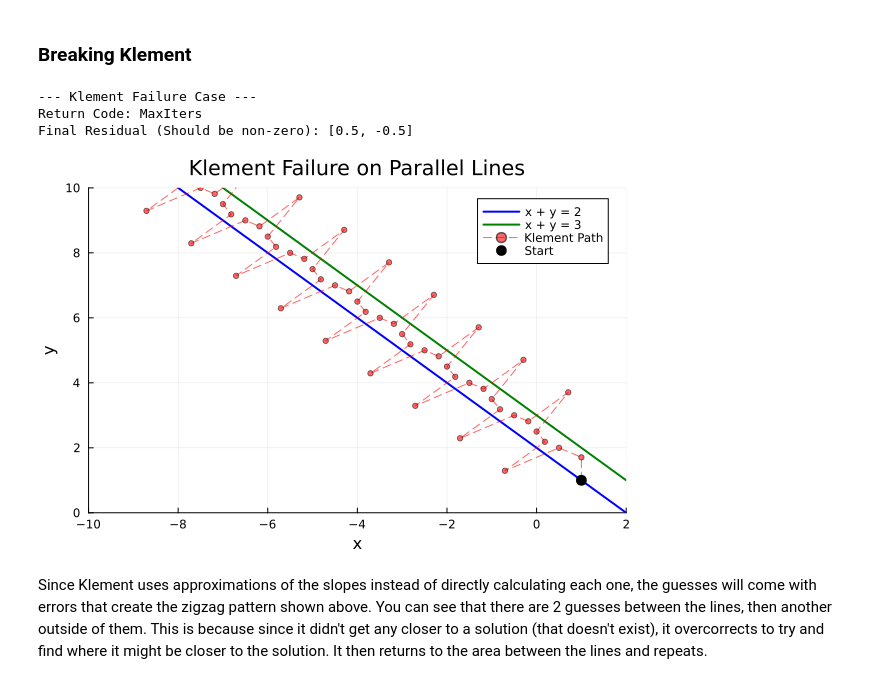
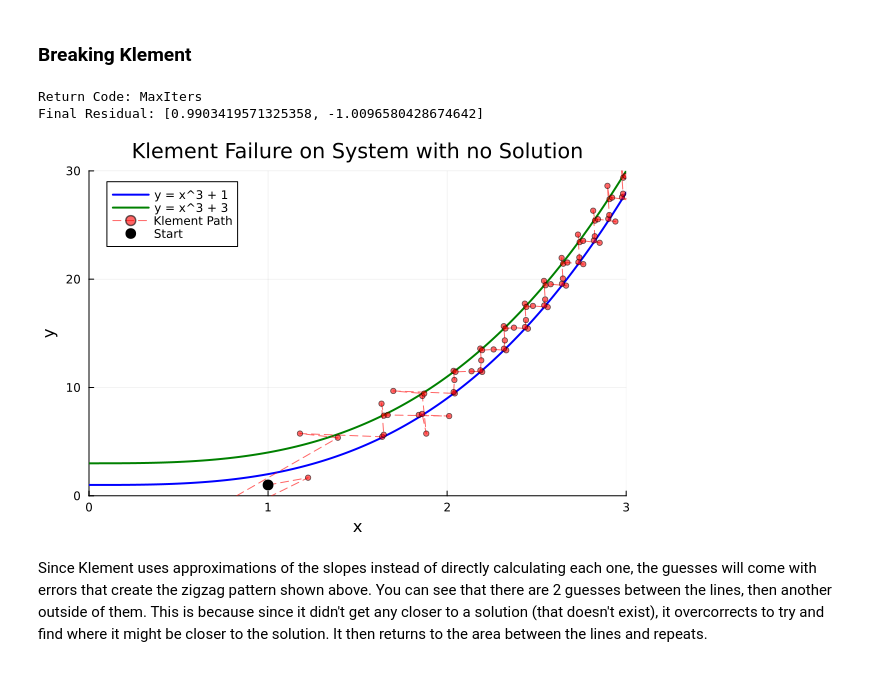
Before and after one commit to kyok2224/numcomp-project-nonlinearsolve, a Jupyter notebook: FinalPresentation.ipynb, the cells around one changed output. Cells and saved outputs as stored; diff of their text form; code cells hidden in the pictures.

Commit message:
changed klement failure

```diff
--- a/FinalPresentation.ipynb
+++ b/FinalPresentation.ipynb
@@ -343,71 +324,65 @@ u: 2-element Vector{Float64}:
 # %%
 """
 f_klement_fail!(F, u, p)
-A system of parallel lines
-x + y = 2
-x + y = 3
+A system of equations with no solution
+y = x^3 + 1
+y = x^3 + 3
 There is no solution, and the Jacobian is singular everywhere.
 """
 function f_klement_fail!(F, u, p)
     x, y = u
-    F[1] = x + y - 2
-    F[2] = x + y - 3
+    F[1] = -x^3 + y - 1
+    F[2] = -x^3 + y - 3
 end
 
 u0_klement = [1.0, 1.0]
 prob_klement_fail = NonlinearProblem(f_klement_fail!, u0_klement)
 cache = init(prob_klement_fail, Klement(), maxiters=100)
 
-println("--- Klement Failure Case ---")
-
 # We limit maxiters because it might just spin forever without converging
 sol_klement = solve(prob_klement_fail, Klement(), maxiters=100)
 
 println("Return Code: ", sol_klement.retcode)
-println("Final Residual (Should be non-zero): ", sol_klement.resid)
+println("Final Residual: ", sol_klement.resid)
 # %% [output]
---- Klement Failure Case ---
 Return Code: MaxIters
-Final Residual (Should be non-zero): [0.5, -0.5]
+Final Residual: [0.9903419571325358, -1.0096580428674642]
 # %%
-using NonlinearSolve
-using Plots
-
 guesses_x = [u0_klement[1]]
 guesses_y = [u0_klement[2]]
 
 for i in 1:100
     step!(cache)
     push!(guesses_x, cache.u[1])
     push!(guesses_y, cache.u[2])
 end
 
 # Lines in our system
-x_range = range(-10, 2, length=400)
-y_line1 = 2 .- x_range
-y_line2 = 3 .- x_range
+x_range = range(-2, 5, length=400)
+y_curve1 = x_range.^3 .+ 1
+y_curve2 = x_range.^3 .+ 3
 
-plot(x_range, y_line1, label="x + y = 2", linewidth=2, color=:blue)
-plot!(x_range, y_line2, label="x + y = 3", linewidth=2, color=:green)
+plot(x_range, y_curve1, label="y = x^3 + 1", linewidth=2, color=:blue)
+plot!(x_range, y_curve2, label="y = x^3 + 3", linewidth=2, color=:green)
 
 # Plotting each iteration
 plot!(guesses_x, guesses_y,
       label="Klement Path",
       color=:red,
       marker=:circle,
       markersize=3,
       linestyle=:dash,
       alpha=0.6)
 
 #Marking Starting point
 scatter!([guesses_x[1]], [guesses_y[1]], color=:black, markersize=6, label="Start")
 
-title!("Klement Failure on Parallel Lines")
+title!("Klement Failure on System with no Solution")
 xlabel!("x")
 ylabel!("y")
-xlims!(-10, 2)
-ylims!(0, 10)
+xlims!(0, 3)
+ylims!(0, 30)
 # %% [output]
-[figure, old version]
+[figure, new version]
 # %% [markdown]
 Since Klement uses approximations of the slopes instead of directly calculating each one, the guesses will come with errors that create the zigzag pattern shown above. You can see that there are 2 guesses between the lines, then another outside of them. This is because since it didn't get any closer to a solution (that doesn't exist), it overcorrects to try and find where it might be closer to the solution. It then returns to the area between the lines and repeats.
```
Also changed, not shown: parts of 3 cells of this notebook, 1 other file.
